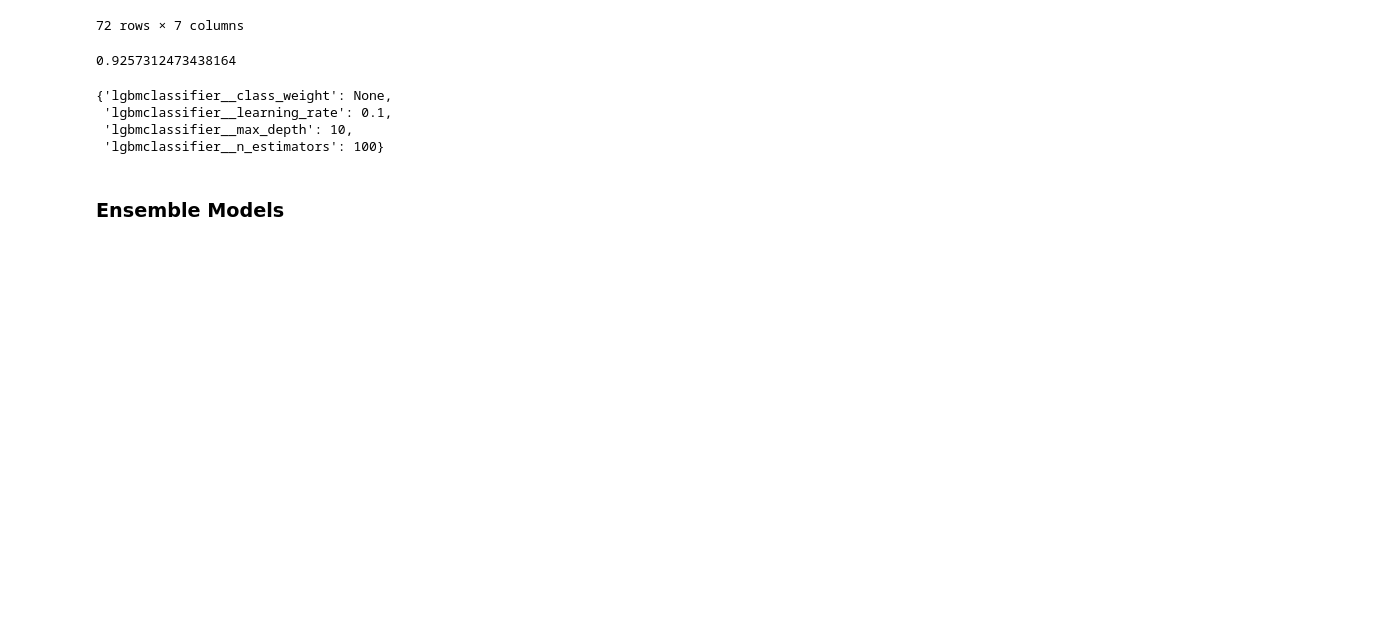
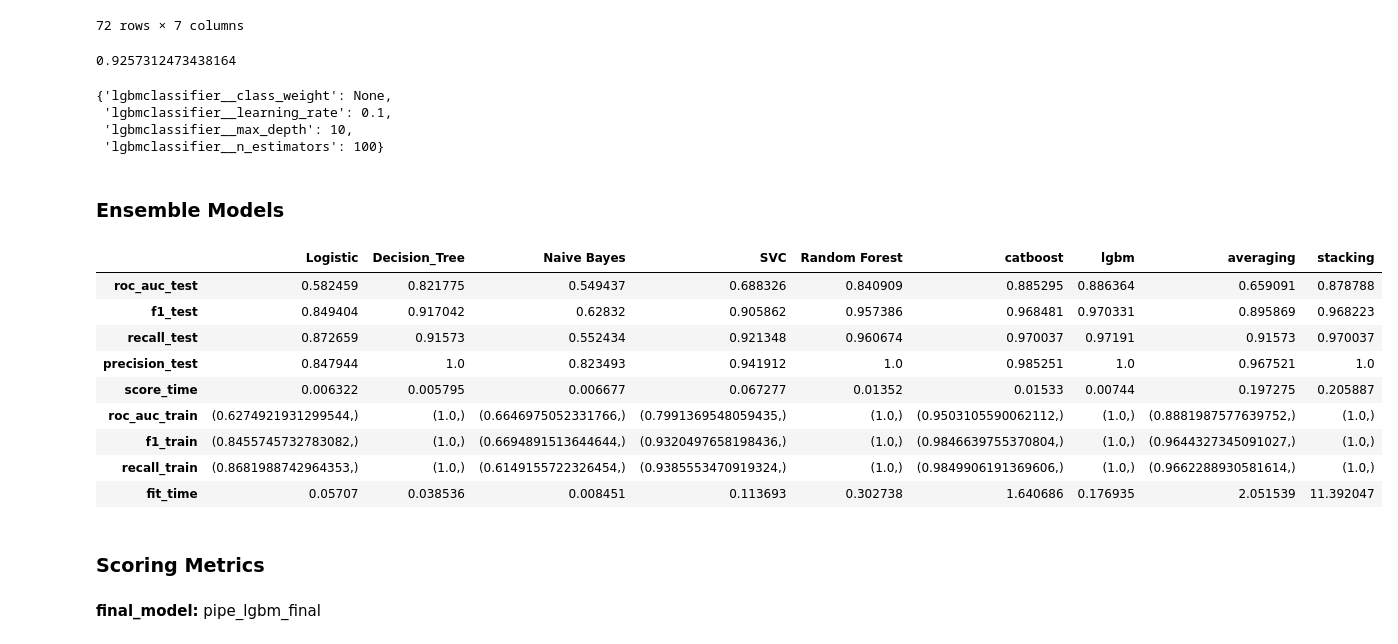
Before and after one commit to valli180/customer_churn_analysis, a Jupyter notebook: model.ipynb, the cells around one changed output. Cells and saved outputs as stored; diff of their text form; code cells hidden in the pictures; blank space fills up the shorter version.

```diff
--- a/model.ipynb
+++ b/model.ipynb
@@ -602,0 +638,17 @@ model_ens = {
+# %%
+pd.DataFrame(results)
+# %% [output]
+|  | Logistic | Decision_Tree | Naive Bayes | SVC | Random Forest | catboost | lgbm | averaging | stacking |
+| roc_auc_test | 0.582459 | 0.821775 | 0.549437 | 0.688326 | 0.840909 | 0.885295 | 0.886364 | 0.659091 | 0.878788 |
+| f1_test | 0.849404 | 0.917042 | 0.62832 | 0.905862 | 0.957386 | 0.968481 | 0.970331 | 0.895869 | 0.968223 |
+| recall_test | 0.872659 | 0.91573 | 0.552434 | 0.921348 | 0.960674 | 0.970037 | 0.97191 | 0.91573 | 0.970037 |
+| precision_test | 0.847944 | 1.0 | 0.823493 | 0.941912 | 1.0 | 0.985251 | 1.0 | 0.967521 | 1.0 |
+| score_time | 0.006322 | 0.005795 | 0.006677 | 0.067277 | 0.01352 | 0.01533 | 0.00744 | 0.197275 | 0.205887 |
+| roc_auc_train | (0.6274921931299544,) | (1.0,) | (0.6646975052331766,) | (0.7991369548059435,) | (1.0,) | (0.9503105590062112,) | (1.0,) | (0.8881987577639752,) | (1.0,) |
+| f1_train | (0.8455745732783082,) | (1.0,) | (0.6694891513644644,) | (0.9320497658198436,) | (1.0,) | (0.9846639755370804,) | (1.0,) | (0.9644327345091027,) | (1.0,) |
+| recall_train | (0.8681988742964353,) | (1.0,) | (0.6149155722326454,) | (0.9385553470919324,) | (1.0,) | (0.9849906191369606,) | (1.0,) | (0.9662288930581614,) | (1.0,) |
+| fit_time | 0.05707 | 0.038536 | 0.008451 | 0.113693 | 0.302738 | 1.640686 | 0.176935 | 2.051539 | 11.392047 |
+# %% [markdown]
+### Scoring Metrics
+# %% [markdown]
+__final_model:__  pipe_lgbm_final
```
Also changed, not shown: parts of 21 cells of this notebook.
